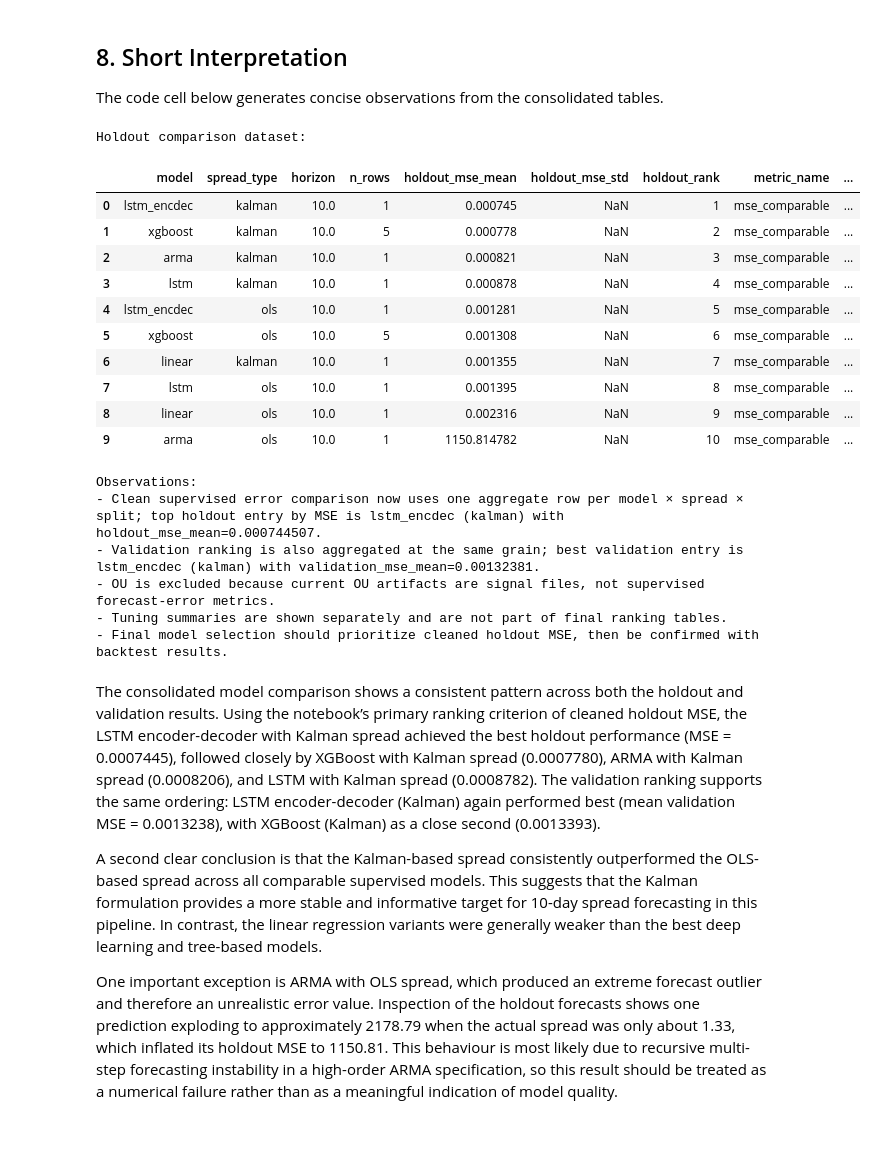
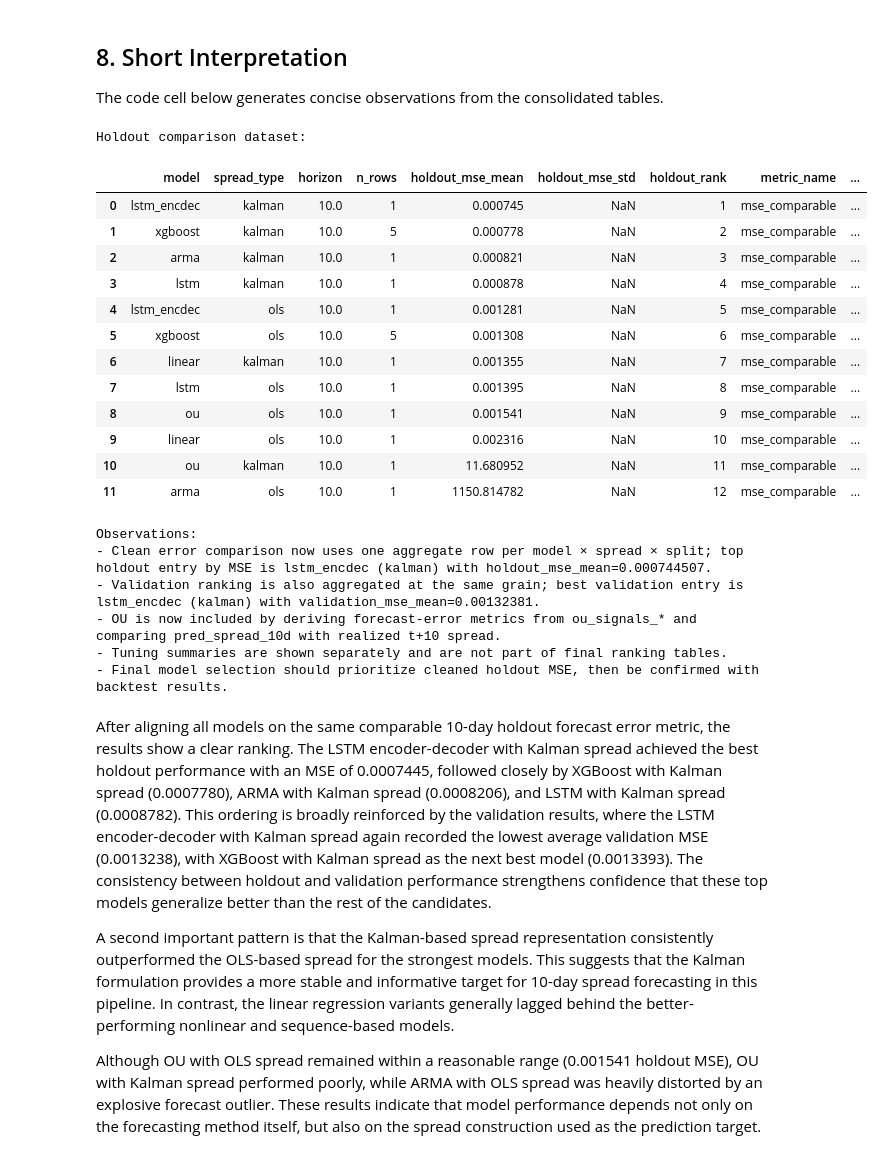
Before and after one commit to CS3244-Pairs-Trading/Pairs-Trading, a Jupyter notebook: notebooks/model_comparison.ipynb, the cells around one changed output. Drawn from its saved outputs; the diff is of its cells as text; code cells hidden in the pictures.

```diff
--- a/notebooks/model_comparison.ipynb
+++ b/notebooks/model_comparison.ipynb
@@ -1579,45 +1728,53 @@ The code cell below generates concise observations from the consolidated tables.
 # %%
 print('Holdout comparison dataset:')
 display(holdout_ranking)
 print('Observations:')
 if len(holdout_ranking):
     best_h = holdout_ranking.iloc[0]
-    print(f"- Clean supervised error comparison now uses one aggregate row per model × spread × split; top holdout entry by MSE is {best_h['model']} ({best_h['spread_type']}) with holdout_mse_mean={best_h['holdout_mse_mean']:.6g}.")
+    print(f"- Clean error comparison now uses one aggregate row per model × spread × split; top holdout entry by MSE is {best_h['model']} ({best_h['spread_type']}) with holdout_mse_mean={best_h['holdout_mse_mean']:.6g}.")
 else:
-    print('- No holdout supervised ranking rows available.')
+    print('- No holdout comparison rows available.')
 if len(validation_ranking):
     best_v = validation_ranking.iloc[0]
     print(f"- Validation ranking is also aggregated at the same grain; best validation entry is {best_v['model']} ({best_v['spread_type']}) with validation_mse_mean={best_v['validation_mse_mean']:.6g}.")
 else:
-    print('- No validation supervised ranking rows available.')
-print('- OU is excluded because current OU artifacts are signal files, not supervised forecast-error metrics.')
+    print('- No validation ranking rows available.')
+
+ou_rows = holdout_ranking[holdout_ranking['model'].astype(str).str.lower().eq('ou')] if 'model' in holdout_ranking.columns else pd.DataFrame()
+if len(ou_rows):
+    print('- OU is now included by deriving forecast-error metrics from ou_signals_* and comparing pred_spread_10d with realized t+10 spread.')
+else:
+    print('- OU was not added to the ranking. Check skipped_files_df for the exact reason.')
+
 print('- Tuning summaries are shown separately and are not part of final ranking tables.')
 print('- Final model selection should prioritize cleaned holdout MSE, then be confirmed with backtest results.')
 # %% [output]
 Holdout comparison dataset:
 |  | model | spread_type | horizon | n_rows | holdout_mse_mean | holdout_mse_std | holdout_rank | metric_name | ... |
 | 0 | lstm_encdec | kalman | 10.0 | 1 | 0.000745 | NaN | 1 | mse_comparable | ... |
 | 1 | xgboost | kalman | 10.0 | 5 | 0.000778 | NaN | 2 | mse_comparable | ... |
 | 2 | arma | kalman | 10.0 | 1 | 0.000821 | NaN | 3 | mse_comparable | ... |
 | 3 | lstm | kalman | 10.0 | 1 | 0.000878 | NaN | 4 | mse_comparable | ... |
 | 4 | lstm_encdec | ols | 10.0 | 1 | 0.001281 | NaN | 5 | mse_comparable | ... |
 | 5 | xgboost | ols | 10.0 | 5 | 0.001308 | NaN | 6 | mse_comparable | ... |
 | 6 | linear | kalman | 10.0 | 1 | 0.001355 | NaN | 7 | mse_comparable | ... |
 | 7 | lstm | ols | 10.0 | 1 | 0.001395 | NaN | 8 | mse_comparable | ... |
-| 8 | linear | ols | 10.0 | 1 | 0.002316 | NaN | 9 | mse_comparable | ... |
-| 9 | arma | ols | 10.0 | 1 | 1150.814782 | NaN | 10 | mse_comparable | ... |
+| 8 | ou | ols | 10.0 | 1 | 0.001541 | NaN | 9 | mse_comparable | ... |
+| 9 | linear | ols | 10.0 | 1 | 0.002316 | NaN | 10 | mse_comparable | ... |
+| 10 | ou | kalman | 10.0 | 1 | 11.680952 | NaN | 11 | mse_comparable | ... |
+| 11 | arma | ols | 10.0 | 1 | 1150.814782 | NaN | 12 | mse_comparable | ... |
 Observations:
-- Clean supervised error comparison now uses one aggregate row per model × spread × split; top holdout entry by MSE is lstm_encdec (kalman) with holdout_mse_mean=0.000744507.
+- Clean error comparison now uses one aggregate row per model × spread × split; top holdout entry by MSE is lstm_encdec (kalman) with holdout_mse_mean=0.000744507.
 - Validation ranking is also aggregated at the same grain; best validation entry is lstm_encdec (kalman) with validation_mse_mean=0.00132381.
-- OU is excluded because current OU artifacts are signal files, not supervised forecast-error metrics.
+- OU is now included by deriving forecast-error metrics from ou_signals_* and comparing pred_spread_10d with realized t+10 spread.
 - Tuning summaries are shown separately and are not part of final ranking tables.
 - Final model selection should prioritize cleaned holdout MSE, then be confirmed with backtest results.
 # %% [markdown]
-The consolidated model comparison shows a consistent pattern across both the holdout and validation results. Using the notebook’s primary ranking criterion of cleaned holdout MSE, the LSTM encoder-decoder with Kalman spread achieved the best holdout performance (MSE = 0.0007445), followed closely by XGBoost with Kalman spread (0.0007780), ARMA with Kalman spread (0.0008206), and LSTM with Kalman spread (0.0008782). The validation ranking supports the same ordering: LSTM encoder-decoder (Kalman) again performed best (mean validation MSE = 0.0013238), with XGBoost (Kalman) as a close second (0.0013393).
+After aligning all models on the same comparable 10-day holdout forecast error metric, the results show a clear ranking. The LSTM encoder-decoder with Kalman spread achieved the best holdout performance with an MSE of 0.0007445, followed closely by XGBoost with Kalman spread (0.0007780), ARMA with Kalman spread (0.0008206), and LSTM with Kalman spread (0.0008782). This ordering is broadly reinforced by the validation results, where the LSTM encoder-decoder with Kalman spread again recorded the lowest average validation MSE (0.0013238), with XGBoost with Kalman spread as the next best model (0.0013393). The consistency between holdout and validation performance strengthens confidence that these top models generalize better than the rest of the candidates.
 
-A second clear conclusion is that the Kalman-based spread consistently outperformed the OLS-based spread across all comparable supervised models. This suggests that the Kalman formulation provides a more stable and informative target for 10-day spread forecasting in this pipeline. In contrast, the linear regression variants were generally weaker than the best deep learning and tree-based models.
+A second important pattern is that the Kalman-based spread representation consistently outperformed the OLS-based spread for the strongest models. This suggests that the Kalman formulation provides a more stable and informative target for 10-day spread forecasting in this pipeline. In contrast, the linear regression variants generally lagged behind the better-performing nonlinear and sequence-based models.
 
-One important exception is ARMA with OLS spread, which produced an extreme forecast outlier and therefore an unrealistic error value. Inspection of the holdout forecasts shows one prediction exploding to approximately 2178.79 when the actual spread was only about 1.33, which inflated its holdout MSE to 1150.81. This behaviour is most likely due to recursive multi-step forecasting instability in a high-order ARMA specification, so this result should be treated as a numerical failure rather than as a meaningful indication of model quality.
+Although OU with OLS spread remained within a reasonable range (0.001541 holdout MSE), OU with Kalman spread performed poorly, while ARMA with OLS spread was heavily distorted by an explosive forecast outlier. These results indicate that model performance depends not only on the forecasting method itself, but also on the spread construction used as the prediction target.
 # %% [markdown]
 ## 9. Final Conclusion
 
```
Also changed, not shown: parts of 13 cells of this notebook.
